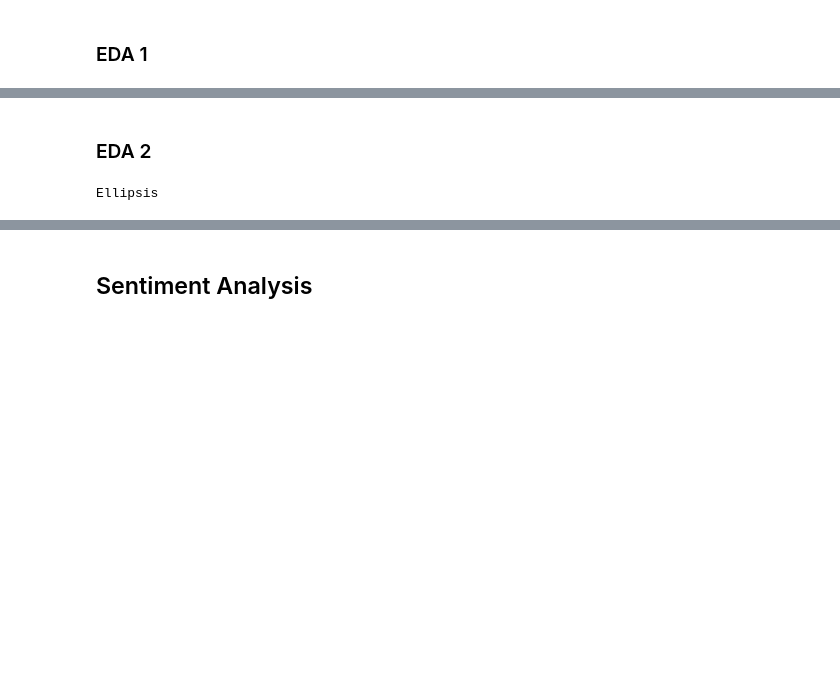
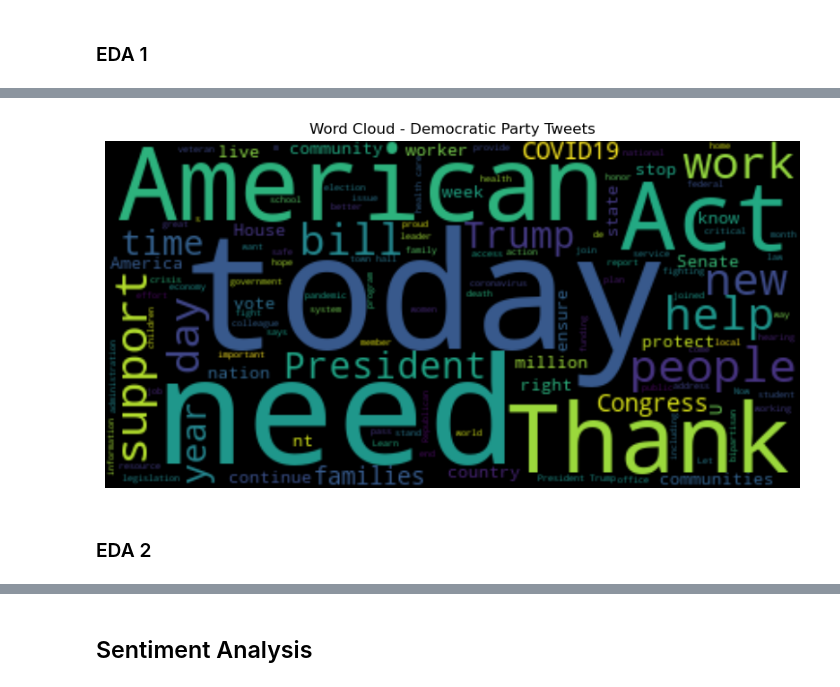
Before and after one commit to cindyalvar/Computational-Social-Science-Projects, a Jupyter notebook: Project 5/Project 5 Cindy_Alvarez.ipynb, the cells around one changed output, grey strips where cells are left out. Drawn from its saved outputs; the diff is of its cells as text; code cells hidden in the pictures; blank space fills up the shorter version.

```diff
--- a/Project 5/Project 5 Cindy_Alvarez.ipynb
+++ b/Project 5/Project 5 Cindy_Alvarez.ipynb
@@ -202,6 +218,24 @@ plt.show()                             # show the plot
+# %%
+# Wordcloud for individuals whose party is democrat
+from wordcloud import WordCloud, STOPWORDS, ImageColorGenerator
+
+# Filter the dataframe to include only Republican party members
+democrat_tweets = congress_tweets_sample[congress_tweets_sample['party'] == 'Democrat']
+
+# Join the tokens for Republican tweets
+democrat_text = ' '.join(democrat_tweets['tokens'].map(lambda text: ' '.join(text)))
+
+# Create WordCloud visualization for Democrat tweets
+democrat_wordcloud = WordCloud(random_state=40).generate(democrat_text)  # set random state to ensure same word cloud each time
+
+# Plot
+plt.figure(figsize=(10, 8))  # Optional: set figure size for better visibility
+plt.imshow(democrat_wordcloud,
+           interpolation = 'bilinear')  # specifies how the words are displayed
+plt.axis('off')                        # turn off axes
+plt.title('Word Cloud - Democratic Party Tweets')  # Optional: add a title
+plt.show()                             # show the plot
+# %% [output]
+[figure, added]
 # %% [markdown]
 ### EDA 2
-# %%
-...
-# %% [output]
-Ellipsis
```
Also changed, not shown: parts of 26 cells of this notebook.
